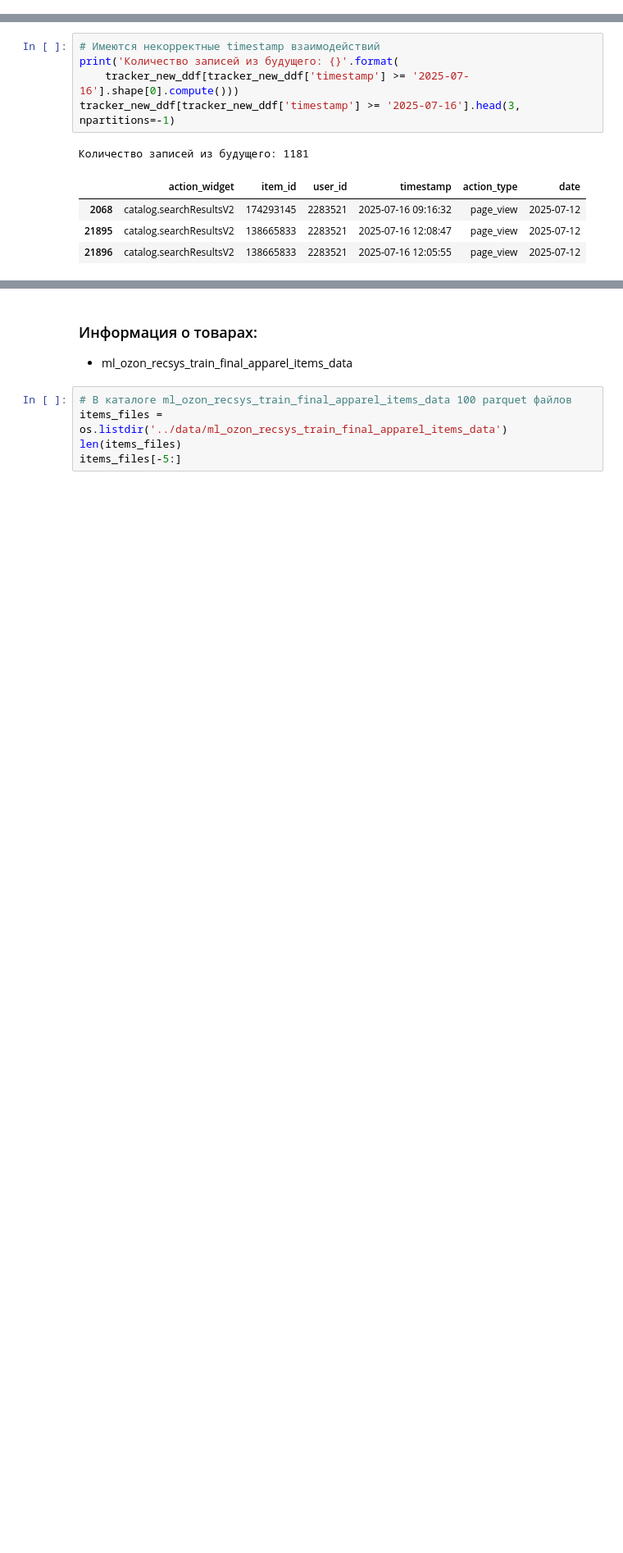
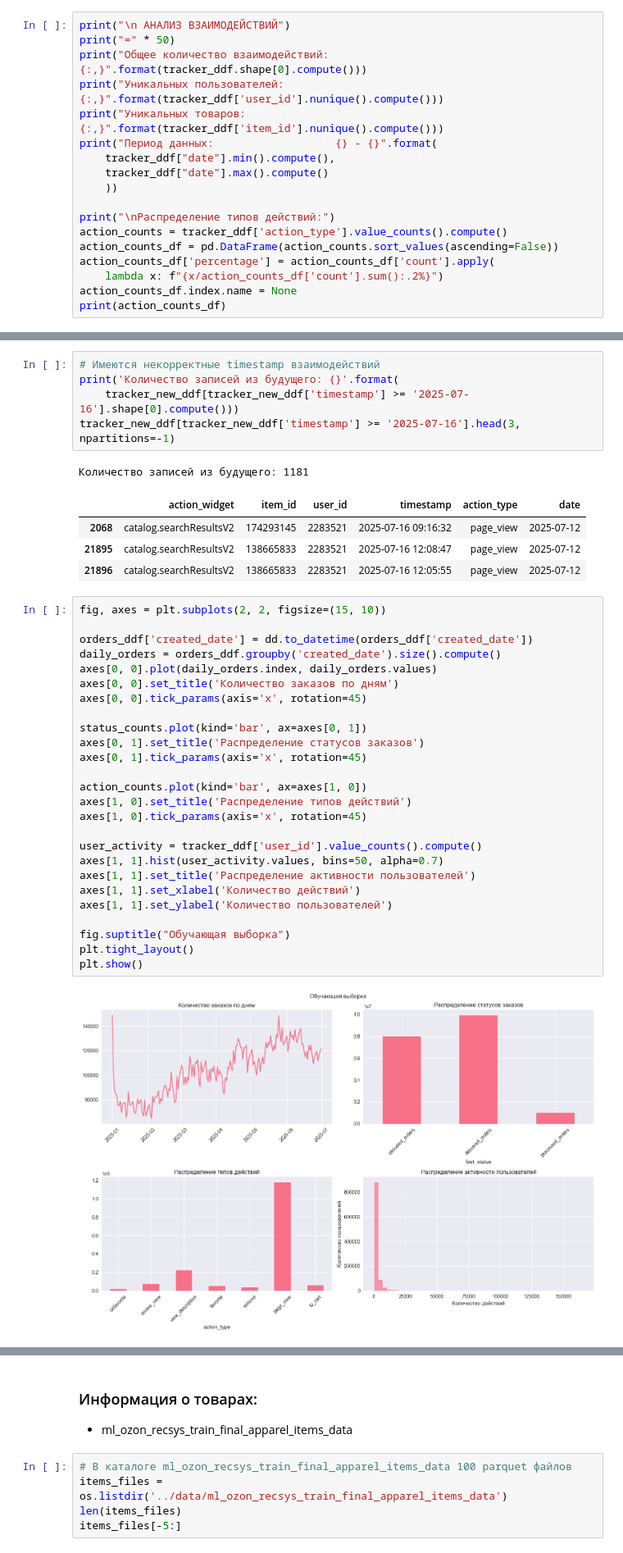
Before and after one commit to Denis-R-V/Ozon_RecSys, a Jupyter notebook: notebooks/1_EDA.ipynb, the cells around one changed output, grey strips where cells are left out. Shown at 82% size. Drawn from its saved outputs; the diff is of its cells as text; blank space fills up the shorter version.

Commit message:
add plots to eda

```diff
--- a/notebooks/1_EDA.ipynb
+++ b/notebooks/1_EDA.ipynb
@@ -223,0 +161,18 @@ Timestamps взаимодействий:
+# %%
+print("\n АНАЛИЗ ВЗАИМОДЕЙСТВИЙ")
+print("=" * 50)
+print("Общее количество взаимодействий: {:,}".format(tracker_ddf.shape[0].compute()))
+print("Уникальных пользователей:        {:,}".format(tracker_ddf['user_id'].nunique().compute()))
+print("Уникальных товаров:              {:,}".format(tracker_ddf['item_id'].nunique().compute()))
+print("Период данных:                   {} - {}".format(
+    tracker_ddf["date"].min().compute(),
+    tracker_ddf["date"].max().compute()
+    ))
+
+print("\nРаспределение типов действий:")
+action_counts = tracker_ddf['action_type'].value_counts().compute()
+action_counts_df = pd.DataFrame(action_counts.sort_values(ascending=False))
+action_counts_df['percentage'] = action_counts_df['count'].apply(
+    lambda x: f"{x/action_counts_df['count'].sum():.2%}")
+action_counts_df.index.name = None
+print(action_counts_df)
@@ -327,3 +299,31 @@ tracker_new_ddf[tracker_new_ddf['timestamp'] >= '2025-07-16'].head(3, npartition
 | 2068 | catalog.searchResultsV2 | 174293145 | 2283521 | 2025-07-16 09:16:32 | page_view | 2025-07-12 |
 | 21895 | catalog.searchResultsV2 | 138665833 | 2283521 | 2025-07-16 12:08:47 | page_view | 2025-07-12 |
 | 21896 | catalog.searchResultsV2 | 138665833 | 2283521 | 2025-07-16 12:05:55 | page_view | 2025-07-12 |
+# %%
+fig, axes = plt.subplots(2, 2, figsize=(15, 10))
+
+orders_ddf['created_date'] = dd.to_datetime(orders_ddf['created_date'])
+daily_orders = orders_ddf.groupby('created_date').size().compute()
+axes[0, 0].plot(daily_orders.index, daily_orders.values)
+axes[0, 0].set_title('Количество заказов по дням')
+axes[0, 0].tick_params(axis='x', rotation=45)
+
+status_counts.plot(kind='bar', ax=axes[0, 1])
+axes[0, 1].set_title('Распределение статусов заказов')
+axes[0, 1].tick_params(axis='x', rotation=45)
+
+action_counts.plot(kind='bar', ax=axes[1, 0])
+axes[1, 0].set_title('Распределение типов действий')
+axes[1, 0].tick_params(axis='x', rotation=45)
+
+user_activity = tracker_ddf['user_id'].value_counts().compute()
+axes[1, 1].hist(user_activity.values, bins=50, alpha=0.7)
+axes[1, 1].set_title('Распределение активности пользователей')
+axes[1, 1].set_xlabel('Количество действий')
+axes[1, 1].set_ylabel('Количество пользователей')
+
+fig.suptitle("Обучающая выборка")
+plt.tight_layout()
+plt.show()
+# %% [output]
+[figure, added]
```
Also changed, not shown: parts of 24 cells of this notebook.
